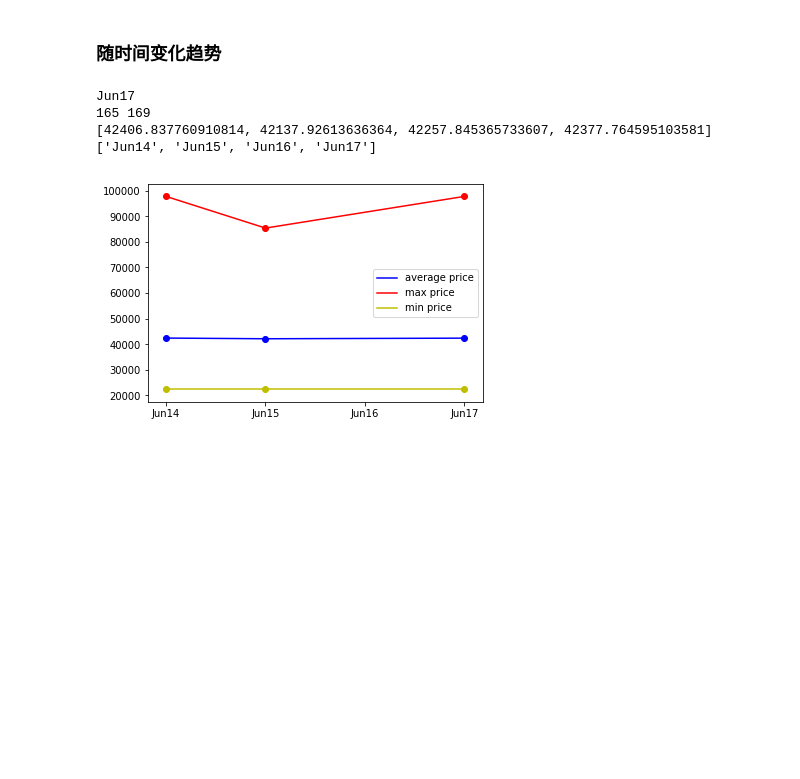
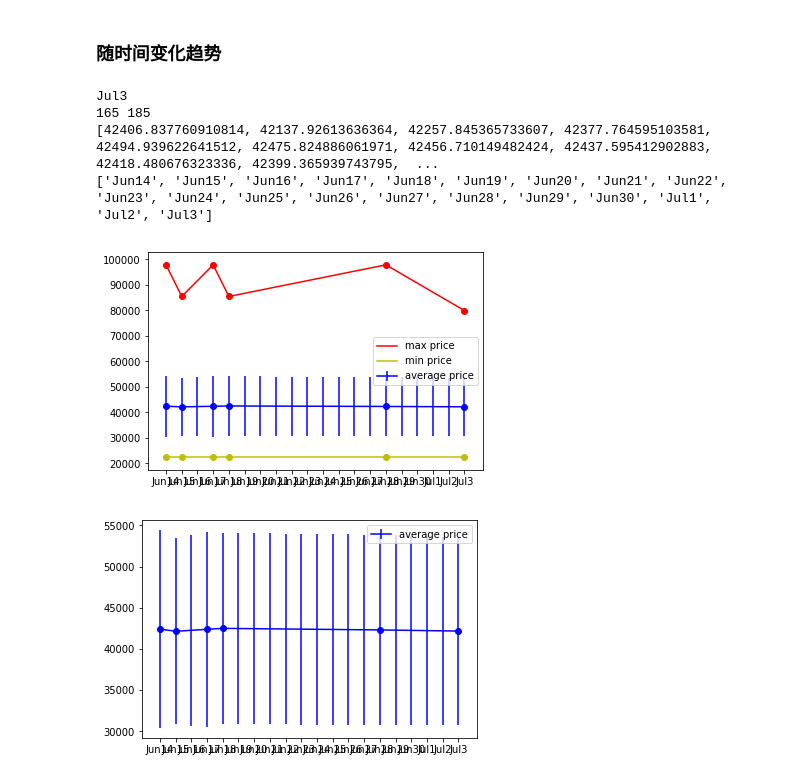
Before and after one commit to JiadongWANG94/Crawler-Toy, a Jupyter notebook: Crawler_Lianjia.ipynb, the cells around one changed output. Drawn from its saved outputs; the diff is of its cells as text; code cells hidden in the pictures; blank space fills up the shorter version.

```diff
--- a/Crawler_Lianjia.ipynb
+++ b/Crawler_Lianjia.ipynb
@@ -261,36 +261,45 @@ for i in range(0,len(ave_by_date)):
         j=i+1
         while ave_by_date[j]==0:
             j=j+1
         ave_by_date[i]=ave_by_date[a]+(ave_by_date[j]-ave_by_date[a])*(i-a)/(j-a)
         min_by_date[i]=min_by_date[a]+(min_by_date[j]-min_by_date[a])*(i-a)/(j-a)
         max_by_date[i]=max_by_date[a]+(max_by_date[j]-max_by_date[a])*(i-a)/(j-a)
         dev_by_date[i]=dev_by_date[a]+(dev_by_date[j]-dev_by_date[a])*(i-a)/(j-a)
 
 i=0
 while i<len(ave_by_date_real):
     if ave_by_date_real[i]==0:
         del ave_by_date_real[i]
         del min_by_date_real[i]
         del max_by_date_real[i]
         del date_real[i]
+        i=i-1
     i+=1
 
 print(ave_by_date)
 print(date)
 
 plt.figure()
-plt.errorbar(date,ave_by_date,yerr=label='average price',color='b')
+plt.errorbar(date,ave_by_date,yerr=dev_by_date,label='average price',color='b')
 
 plt.scatter(date_real,ave_by_date_real,color='b')
 plt.plot(date,max_by_date,label='max price',color='r')
 plt.scatter(date_real,max_by_date_real,color='r')
 plt.plot(date,min_by_date,label='min price',color='y')
 plt.scatter(date_real,min_by_date_real,color='y')
 plt.legend()
 plt.show()
+
+
+plt.figure()
+plt.errorbar(date,ave_by_date,yerr=dev_by_date,label='average price',color='b')
+plt.scatter(date_real,ave_by_date_real,color='b')
+plt.legend()
+plt.show()
 # %% [output]
-Jun17
-165 169
-[42406.837760910814, 42137.92613636364, 42257.845365733607, 42377.764595103581]
-['Jun14', 'Jun15', 'Jun16', 'Jun17']
+Jul3
+165 185
+[42406.837760910814, 42137.92613636364, 42257.845365733607, 42377.764595103581, 42494.939622641512, 42475.824886061971, 42456.710149482424, 42437.595412902883, 42418.480676323336, 42399.365939743795,  ...
+['Jun14', 'Jun15', 'Jun16', 'Jun17', 'Jun18', 'Jun19', 'Jun20', 'Jun21', 'Jun22', 'Jun23', 'Jun24', 'Jun25', 'Jun26', 'Jun27', 'Jun28', 'Jun29', 'Jun30', 'Jul1', 'Jul2', 'Jul3']
-[figure, old version]
+[figure, new version]
+[figure, added]
```
Also changed, not shown: parts of 2 cells of this notebook, 3 other files.
